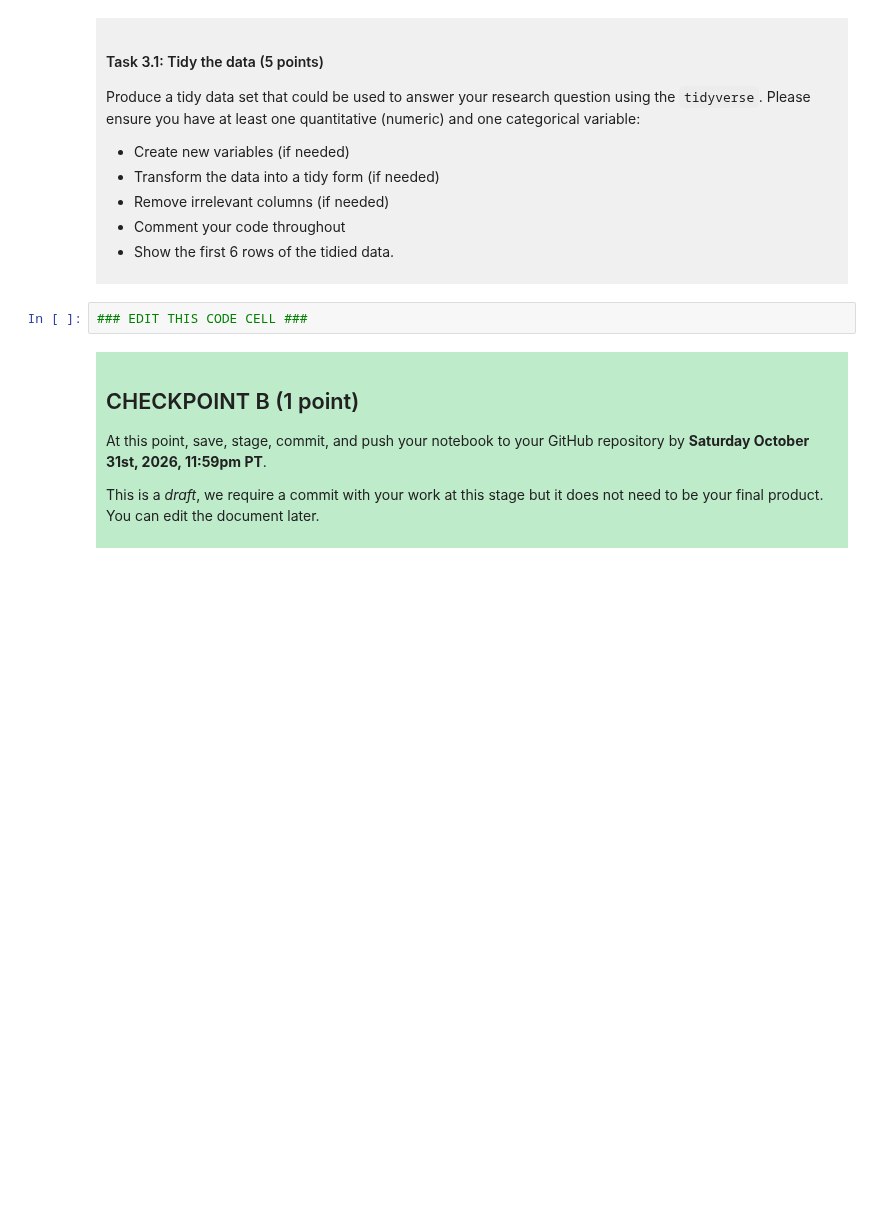
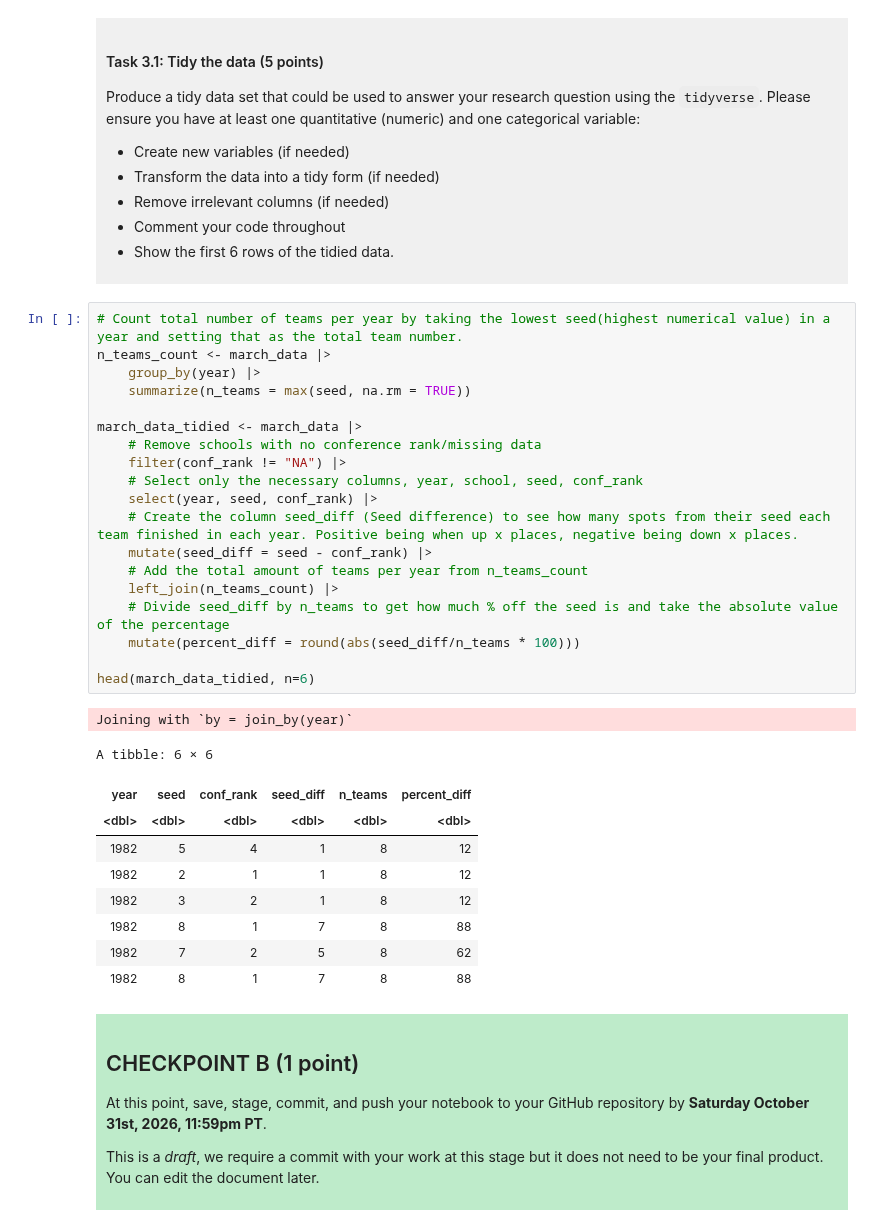
Before and after one commit to hjyynck/DSCI-100-004, a Jupyter notebook: dsci-100-project-notebook.ipynb, the cells around one changed output. Saved outputs shown, nothing was run; the diff lists cells and outputs as text; blank space fills up the shorter version.

```diff
--- a/dsci-100-project-notebook.ipynb
+++ b/dsci-100-project-notebook.ipynb
@@ -189,7 +211,35 @@ Produce a tidy data set that could be used to answer your research question usin
 
 </div>
 # %%
-### EDIT THIS CODE CELL ###
+# Count total number of teams per year by taking the lowest seed(highest numerical value) in a year and setting that as the total team number.
+n_teams_count <- march_data |>
+    group_by(year) |>
+    summarize(n_teams = max(seed, na.rm = TRUE))
+
+march_data_tidied <- march_data |>
+    # Remove schools with no conference rank/missing data
+    filter(conf_rank != "NA") |>
+    # Select only the necessary columns, year, school, seed, conf_rank
+    select(year, seed, conf_rank) |>
+    # Create the column seed_diff (Seed difference) to see how many spots from their seed each team finished in each year. Positive being when up x places, negative being down x places.
+    mutate(seed_diff = seed - conf_rank) |>
+    # Add the total amount of teams per year from n_teams_count
+    left_join(n_teams_count) |>
+    # Divide seed_diff by n_teams to get how much % off the seed is and take the absolute value of the percentage
+    mutate(percent_diff = round(abs(seed_diff/n_teams * 100)))
+
+head(march_data_tidied, n=6)
+# %% [output]
+Joining with `by = join_by(year)`
+A tibble: 6 × 6
+| year | seed | conf_rank | seed_diff | n_teams | percent_diff |
+| <dbl> | <dbl> | <dbl> | <dbl> | <dbl> | <dbl> |
+| 1982 | 5 | 4 | 1 | 8 | 12 |
+| 1982 | 2 | 1 | 1 | 8 | 12 |
+| 1982 | 3 | 2 | 1 | 8 | 12 |
+| 1982 | 8 | 1 | 7 | 8 | 88 |
+| 1982 | 7 | 2 | 5 | 8 | 62 |
+| 1982 | 8 | 1 | 7 | 8 | 88 |
 # %% [markdown]
 <div style="background-color: #beebca; padding: 10px;">
 
```
Also changed, not shown: parts of 5 cells of this notebook.
